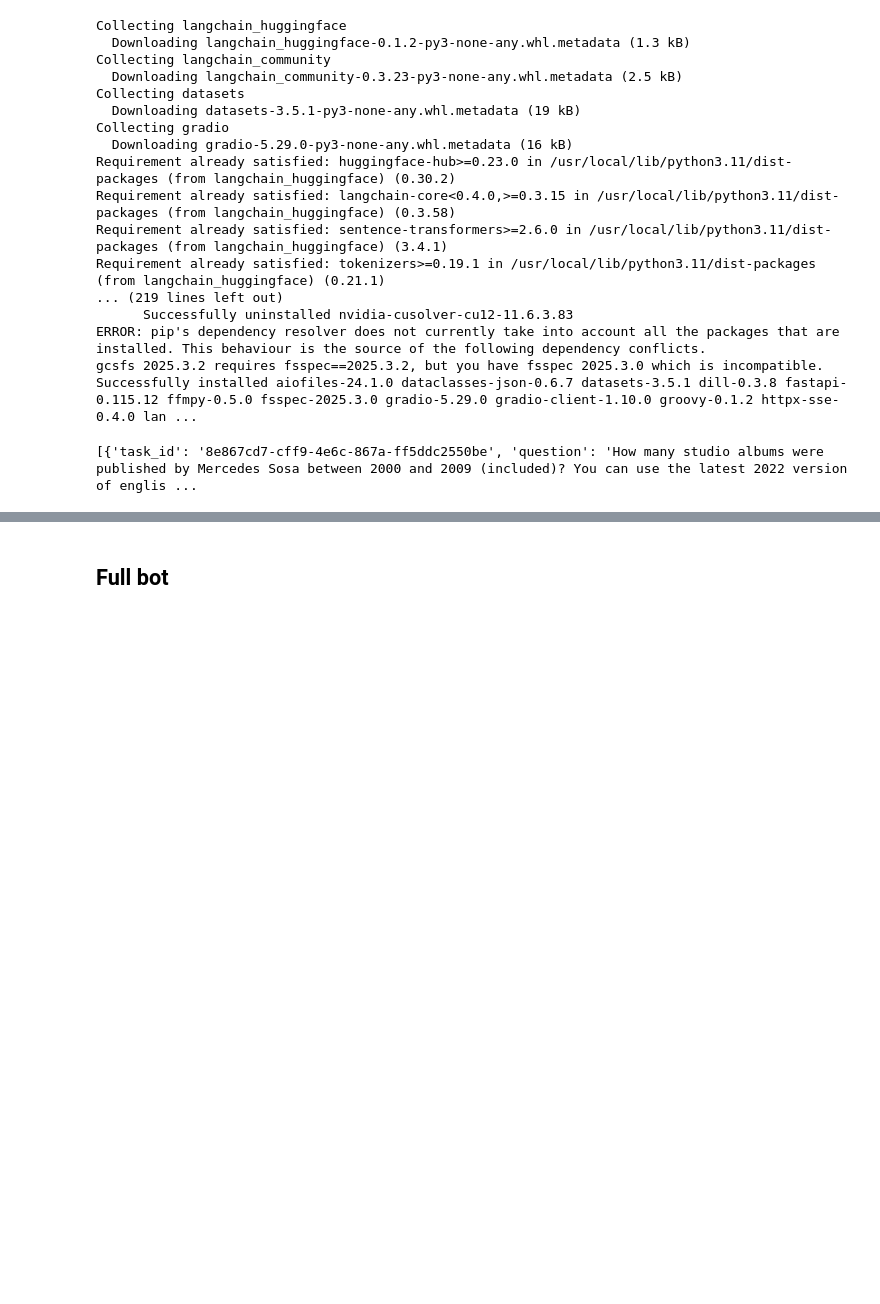
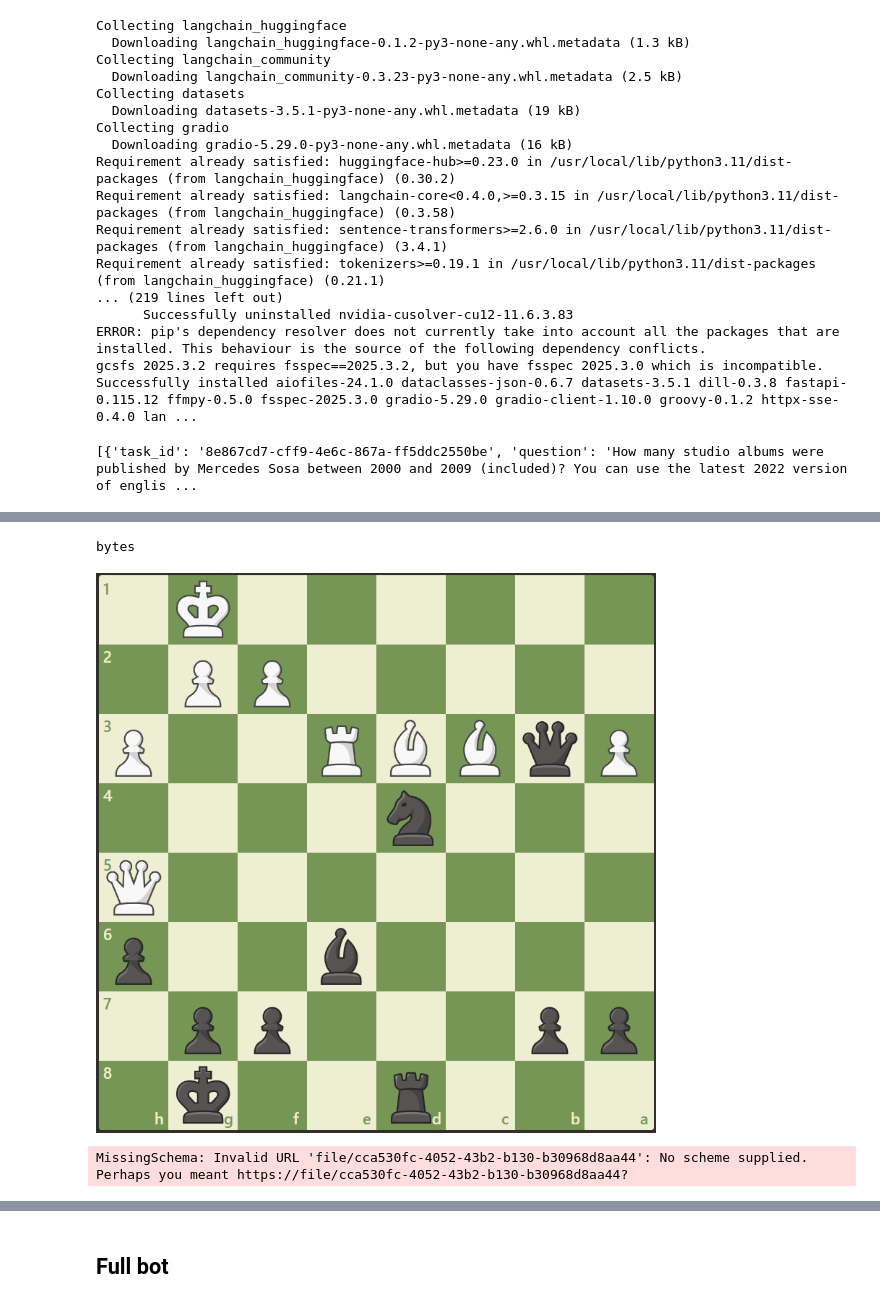
Before and after one commit to sthomas522/HF_agents, a Jupyter notebook: experiments/GenAI_Final_Project_Experiments.ipynb, the cells around one changed output, grey strips where cells are left out. Cells and saved outputs as stored; diff of their text form; code cells hidden in the pictures; blank space fills up the shorter version.

```diff
--- a/experiments/GenAI_Final_Project_Experiments.ipynb
+++ b/experiments/GenAI_Final_Project_Experiments.ipynb
@@ -141,5 +142,8 @@ else:
 
 
 questions = [item['question'] for item in response.json()]
+
+# full details
+hf_questions = response.json()
 # %% [output]
 [{'task_id': '8e867cd7-cff9-4e6c-867a-ff5ddc2550be', 'question': 'How many studio albums were published by Mercedes Sosa between 2000 and 2009 (included)? You can use the latest 2022 version of englis ...
@@ -287,3 +184,15 @@ display(
+# %%
+type(hf_questions[3]['file'])
+# %% [output]
+bytes
+# %%
+Image.open(BytesIO(hf_questions[3]['file']))
+# %% [output]
+[figure, added]
+# %%
+requests.get("file/" + hf_questions[3]['task_id'])
+# %% [output]
+MissingSchema: Invalid URL 'file/cca530fc-4052-43b2-b130-b30968d8aa44': No scheme supplied. Perhaps you meant https://file/cca530fc-4052-43b2-b130-b30968d8aa44?
 # %%
 #from google.colab import drive
 #drive.mount('/content/drive')
```
Also changed, not shown: parts of 38 cells of this notebook.
